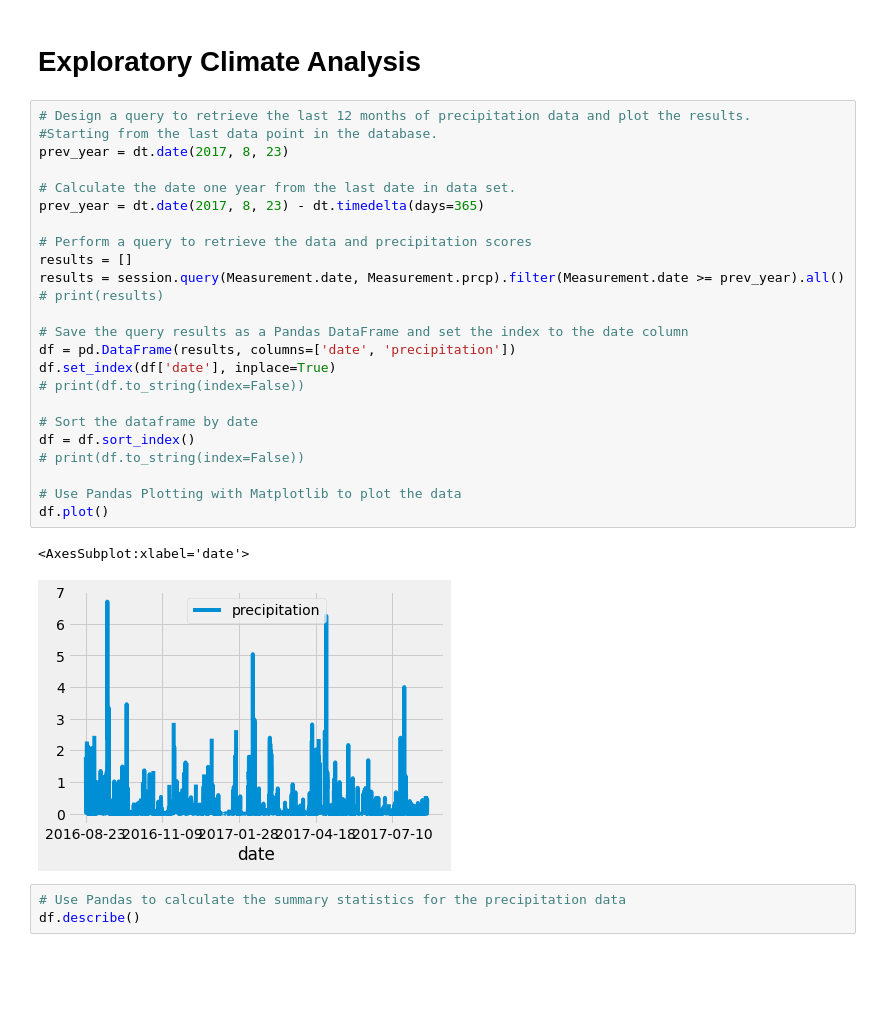
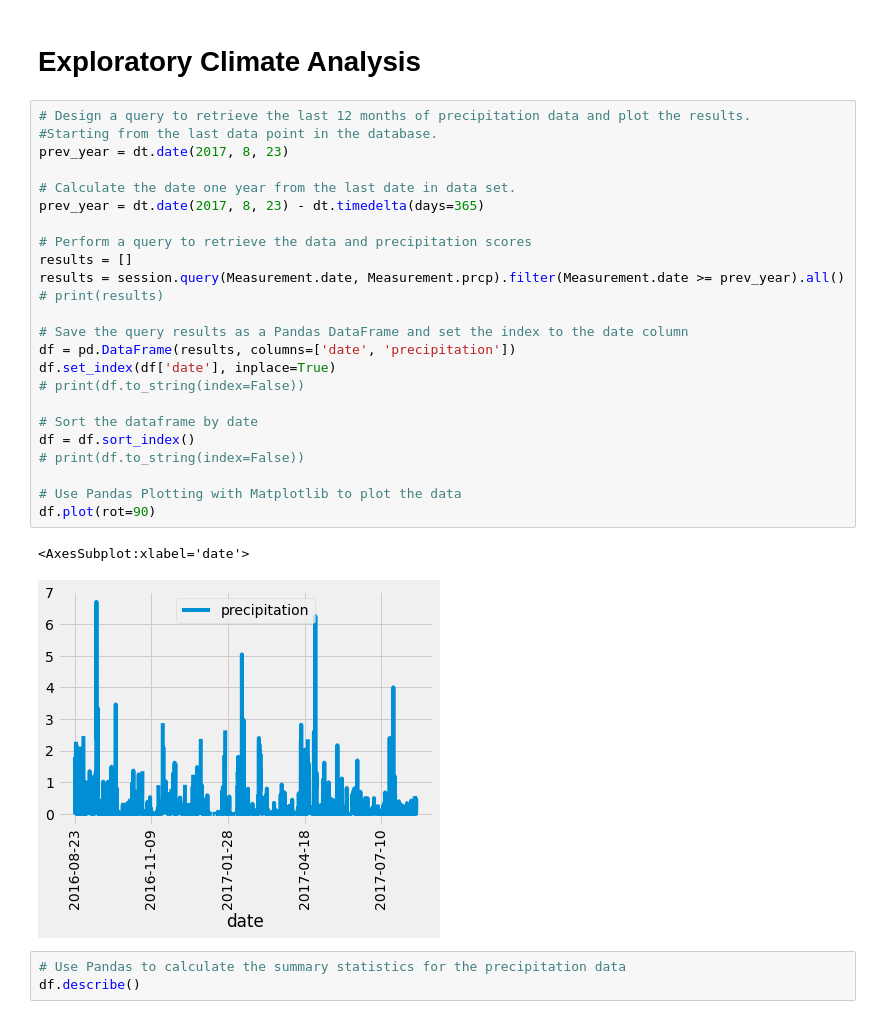
Before and after one commit to 1on1pt/surfs_up, a Jupyter notebook: Resources/climate_analysis.ipynb, the cells around one changed output. Cells and saved outputs as stored; diff of their text form; blank space fills up the shorter version.

```diff
--- a/Resources/climate_analysis.ipynb
+++ b/Resources/climate_analysis.ipynb
@@ -41,30 +41,30 @@ session = Session(engine)
 # %%
 # Design a query to retrieve the last 12 months of precipitation data and plot the results.
 #Starting from the last data point in the database.
 prev_year = dt.date(2017, 8, 23)
 
 # Calculate the date one year from the last date in data set.
 prev_year = dt.date(2017, 8, 23) - dt.timedelta(days=365)
 
 # Perform a query to retrieve the data and precipitation scores
 results = []
 results = session.query(Measurement.date, Measurement.prcp).filter(Measurement.date >= prev_year).all()
 # print(results)
 
 # Save the query results as a Pandas DataFrame and set the index to the date column
 df = pd.DataFrame(results, columns=['date', 'precipitation'])
 df.set_index(df['date'], inplace=True)
 # print(df.to_string(index=False))
 
 # Sort the dataframe by date
 df = df.sort_index()
 # print(df.to_string(index=False))
 
 # Use Pandas Plotting with Matplotlib to plot the data
-df.plot()
+df.plot(rot=90)
 # %% [output]
 <AxesSubplot:xlabel='date'>
-[figure, old version]
+[figure, new version]
 # %%
 # Use Pandas to calculate the summary statistics for the precipitation data
 df.describe()
```
Also changed, not shown: 1 other file.
